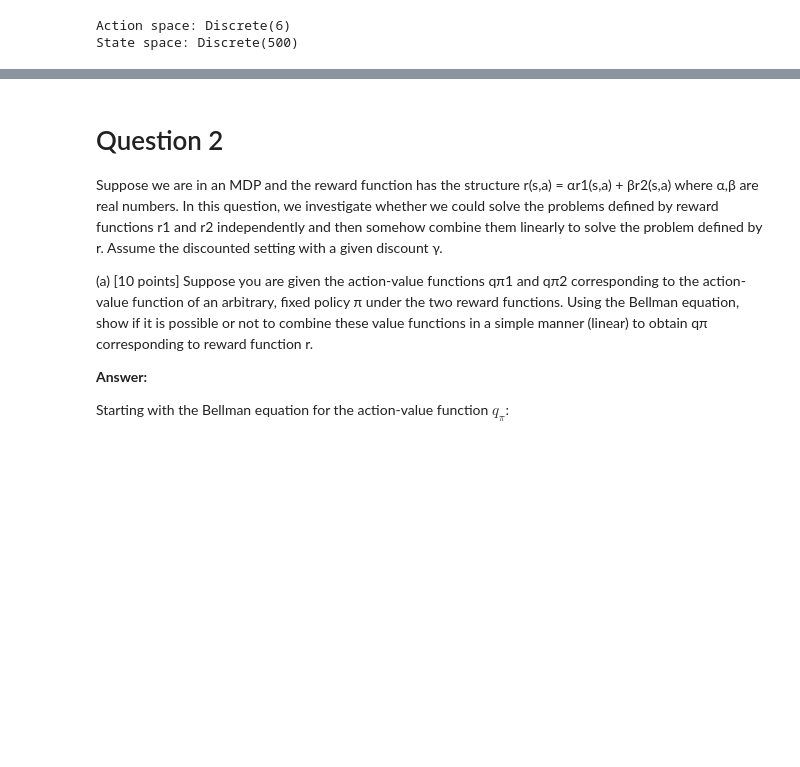
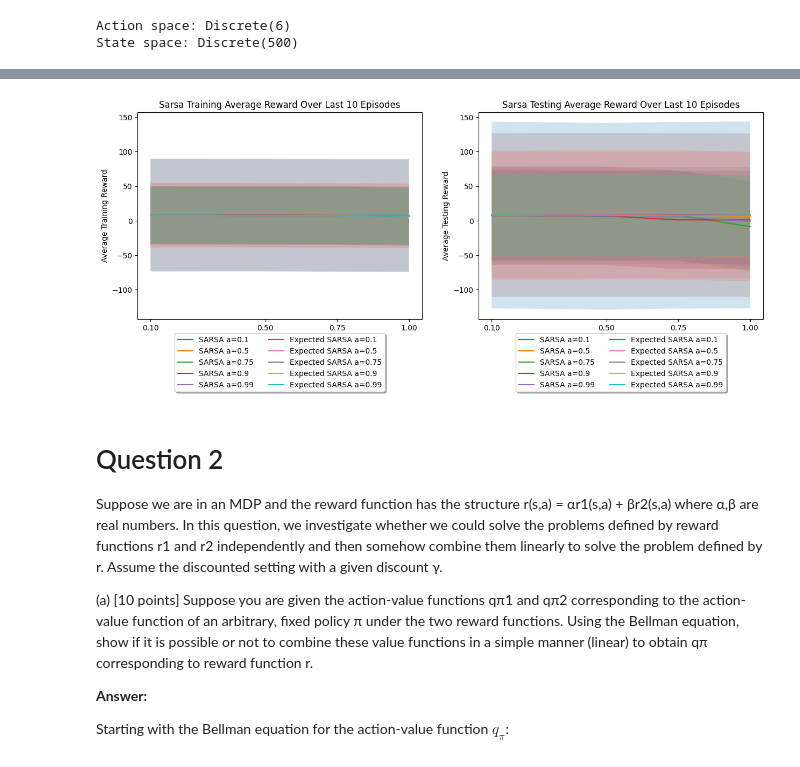
Before and after one commit to ryanreszetnik/COMP579, a Jupyter notebook: A2/COMP579_Assignment2.ipynb, the cells around one changed output, grey strips where cells are left out. Cells and saved outputs as stored; diff of their text form; code cells hidden in the pictures; blank space fills up the shorter version.

Commit message:
plotting

```diff
--- a/A2/COMP579_Assignment2.ipynb
+++ b/A2/COMP579_Assignment2.ipynb
@@ -182,18 +182,0 @@ KeyboardInterrupt:
-# %%
-# calculate mean and standard deviation for sarsa. Averaged over the last 10 training episodes and the 10 runs
-
-sarsa_mean = sarsa_rewards.mean(axis=0)
-sarsa_std = sarsa_rewards.std(axis=0)
-
-
-
-# plot results for sarsa training performance per hyperparameter setting
-for i, alpha in enumerate(alphas):
-    for j, temp in enumerate(temps):
-        plt.errorbar(range(num_segments), sarsa_mean[i, j], yerr=sarsa_std[i, j], label=f"alpha={alpha}, temp={temp}")
-
-plt.title("Sarsa Training Performance")
-plt.xlabel("Training Episodes")
-plt.ylabel("Average Reward")
-plt.legend()
-plt.show()
@@ -200,3 +221,57 @@ plt.show()
+# %%
+# load results
+sarsa_test_rewards = np.load("sarsa_test_rewards.npy")
+sarsa_train_rewards = np.load("sarsa_train_rewards.npy")
+expected_sarsa_test_rewards = np.load("expected_sarsa_test_rewards.npy")
+expected_sarsa_train_rewards = np.load("expected_sarsa_train_rewards.npy")
+
+# caluculate rewards over the last 10 segments for all trials
+sarsa_avg_test_rewards = [sarsa_test_rewards[:, i, j, -10:].mean() for i in range(len(alphas)) for j in range(len(temps))]
+sarsa_avg_train_rewards = [sarsa_train_rewards[:, i, j, -10:].mean() for i in range(len(alphas)) for j in range(len(temps))]
+expected_sarsa_avg_test_rewards = [expected_sarsa_test_rewards[:, i, j, -10:].mean() for i in range(len(alphas)) for j in range(len(temps))]
+expected_sarsa_avg_train_rewards = [expected_sarsa_train_rewards[:, i, j, -10:].mean() for i in range(len(alphas)) for j in range(len(temps))]
+
+# separate the average rewards for each alpha (with all temperatures) and plot them on the same graph
+sarsa_avg_test_rewards = np.array(sarsa_avg_test_rewards).reshape(len(alphas), len(temps))
+sarsa_avg_train_rewards = np.array(sarsa_avg_train_rewards).reshape(len(alphas), len(temps))
+expected_sarsa_avg_test_rewards = np.array(expected_sarsa_avg_test_rewards).reshape(len(alphas), len(temps))
+expected_sarsa_avg_train_rewards = np.array(expected_sarsa_avg_train_rewards).reshape(len(alphas), len(temps))
+
+plt.figure(figsize=(15, 5))
+ax1 = plt.subplot(1, 2, 1)
+# plot average training rewards
+for i in range(len(alphas)):
+    plt.plot(temps, sarsa_avg_train_rewards[i], label=f"SARSA a={alphas[i]}")
+    # add uncertainty regions
+    plt.fill_between(temps, sarsa_avg_train_rewards[i] - sarsa_train_rewards[:, i, :, :].std(), sarsa_avg_train_rewards[i] + sarsa_train_rewards[:, i, :, :].std(), alpha=0.2)
+for i in range(len(alphas)):
+    plt.plot(temps, expected_sarsa_avg_train_rewards[i], label=f"Expected SARSA a={alphas[i]}")
+    # add uncertainty regions
+    plt.fill_between(temps, expected_sarsa_avg_train_rewards[i] - expected_sarsa_train_rewards[:, i, :, :].std(), expected_sarsa_avg_train_rewards[i] + expected_sarsa_train_rewards[:, i, :, :].std(), alpha=0.2)
+plt.xlabel("Temperature")
+plt.xticks(temps)
+plt.ylabel("Average Training Reward")
+plt.title("Sarsa Training Average Reward Over Last 10 Episodes")
+plt.legend(loc='upper center', bbox_to_anchor=(0.5, -0.05), shadow=True, ncol=2)
+
+plt.subplot(1, 2, 2, sharey=ax1, sharex=ax1)
+# plot average test rewards
+for i in range(len(alphas)):
+    plt.plot(temps, sarsa_avg_test_rewards[i], label=f"SARSA a={alphas[i]}")
+    # add uncertainty regions
+    plt.fill_between(temps, sarsa_avg_test_rewards[i] - sarsa_test_rewards[:, i, :, :].std(), sarsa_avg_test_rewards[i] + sarsa_test_rewards[:, i, :, :].std(), alpha=0.2)
+for i in range(len(alphas)):
+    plt.plot(temps, expected_sarsa_avg_test_rewards[i], label=f"Expected SARSA a={alphas[i]}")
+    # add uncertainty regions
+    plt.fill_between(temps, expected_sarsa_avg_test_rewards[i] - expected_sarsa_test_rewards[:, i, :, :].std(), expected_sarsa_avg_test_rewards[i] + expected_sarsa_test_rewards[:, i, :, :].std(), alpha=0.2)
+plt.xlabel("Temperature")
+plt.xticks(temps)
+plt.ylabel("Average Testing Reward")
+plt.title("Sarsa Testing Average Reward Over Last 10 Episodes")
+plt.legend(loc='upper center', bbox_to_anchor=(0.5, -0.05), shadow=True, ncol=2)
+plt.show()
+# %% [output]
+[figure, added]
 # %% [markdown]
 # Question 2
 
```
Also changed, not shown: parts of 6 cells of this notebook, 4 other files.
